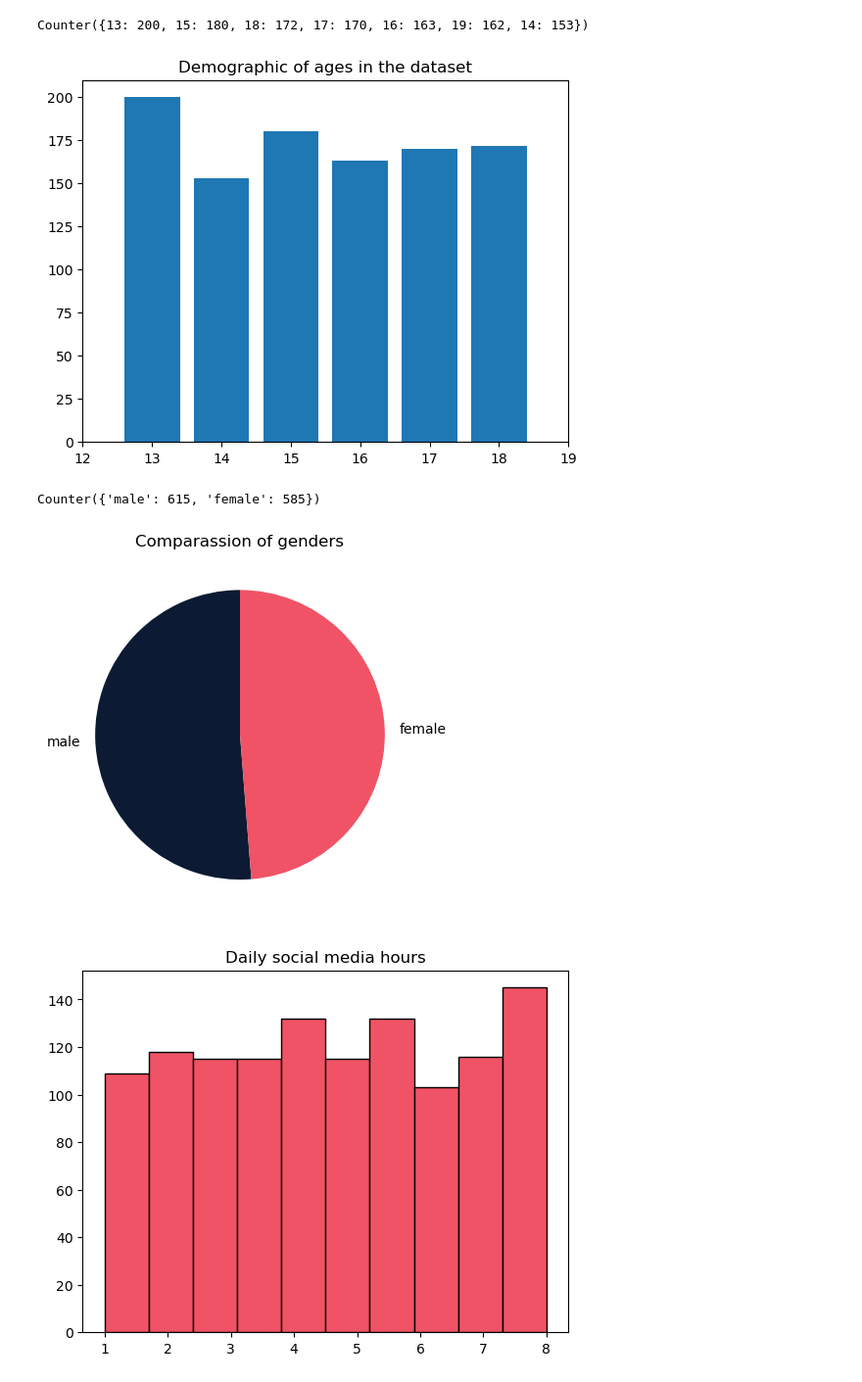
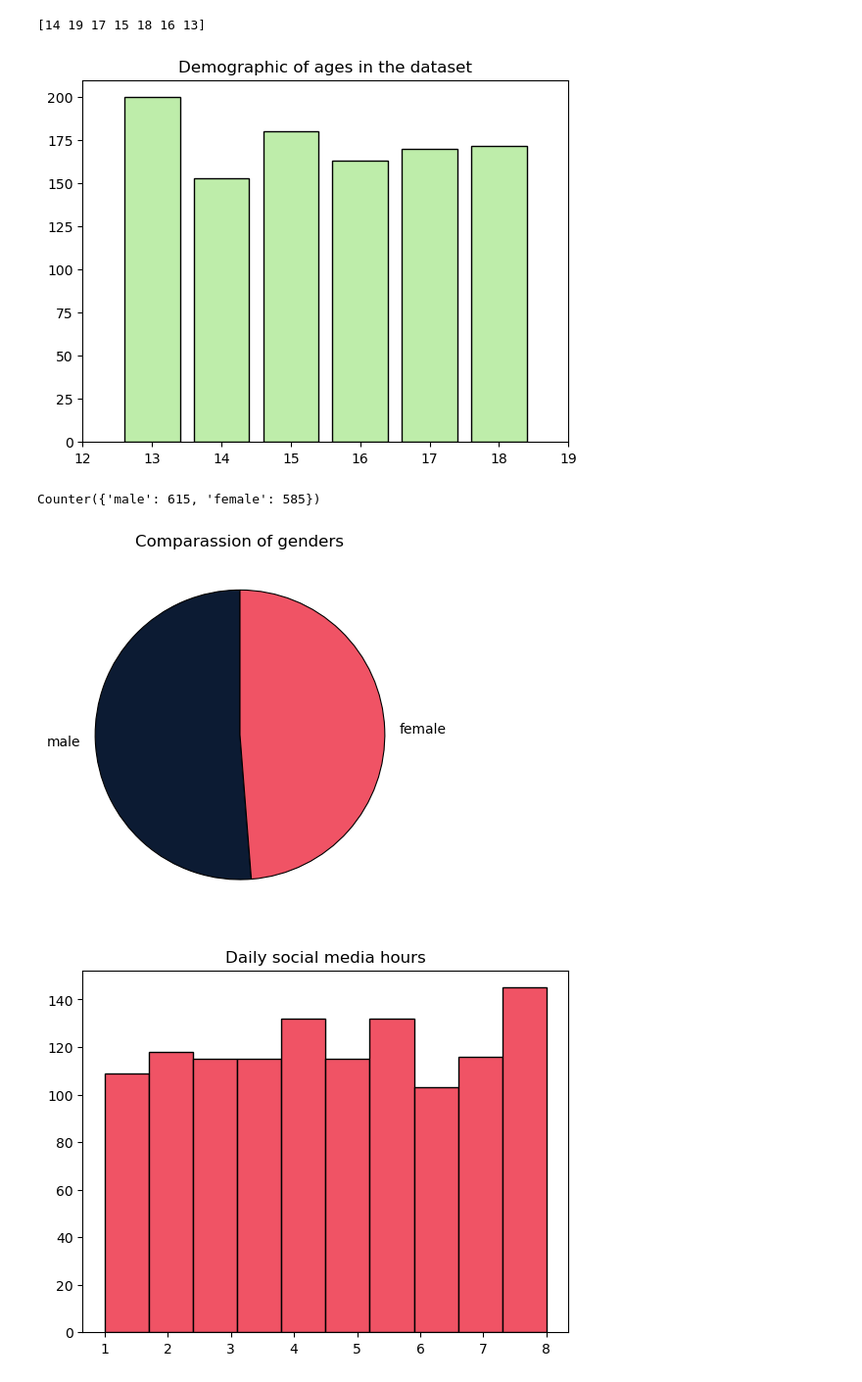
Before and after one commit to Leow14/Social-Media-Impact, a Jupyter notebook: notebook.ipynb, the cells around one changed output. Shown at 98% size. Drawn from its saved outputs; the diff is of its cells as text; code cells hidden in the pictures.

```diff
--- a/notebook.ipynb
+++ b/notebook.ipynb
@@ -26,16 +54,17 @@ mental_health.dtypes
 # %%
 # Demographic of ages of the users in the data base
 print(mental_health["age"].unique())
 age_counter = Counter(mental_health["age"])
 xs = range(13, 19)
 ys = [age_counter[x] for x in xs]
-plt.bar(xs, ys)
+color = "#BEEDAA"
+plt.bar(xs, ys, color=color, edgecolor="black")
 plt.axis([12, 19, 0, 210])
 plt.title("Demographic of ages in the dataset")
 plt.show()
 # %% [output]
-Counter({13: 200, 15: 180, 18: 172, 17: 170, 16: 163, 19: 162, 14: 153})
+[14 19 17 15 18 16 13]
-[figure, old version]
+[figure, new version]
 # %%
 # Comparing genders
 
@@ -46,9 +75,9 @@ labels = list(gender_count.keys())
 values = list(gender_count.values())
 colors = ["#0C1B33", "#F05365"]
 plt.title("Comparassion of genders")
-plt.pie(values, labels = labels, startangle = 90, colors=colors)
+plt.pie(values, labels = labels, startangle = 90, colors=colors, wedgeprops={'edgecolor': 'black', 'linewidth': 0.8})
 plt.show()
 # %% [output]
 Counter({'male': 615, 'female': 585})
-[figure, old version]
+[figure, new version]
 # %%
```
Also changed, not shown: parts of 6 cells of this notebook, 1 other file.
